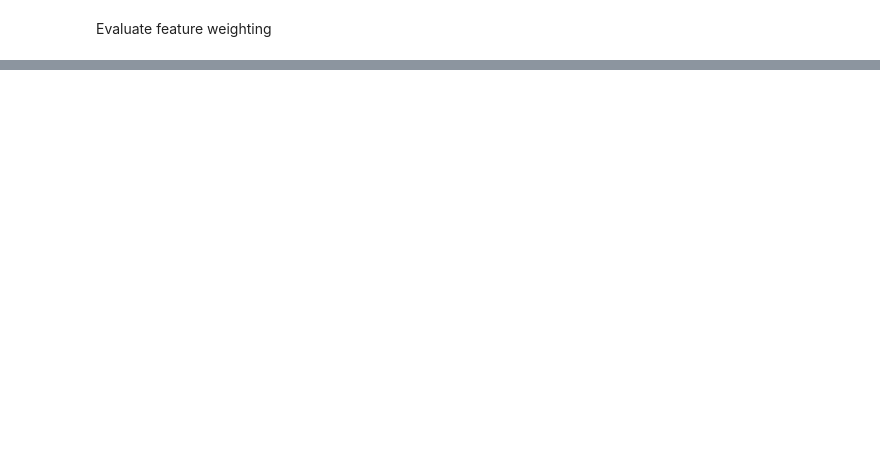
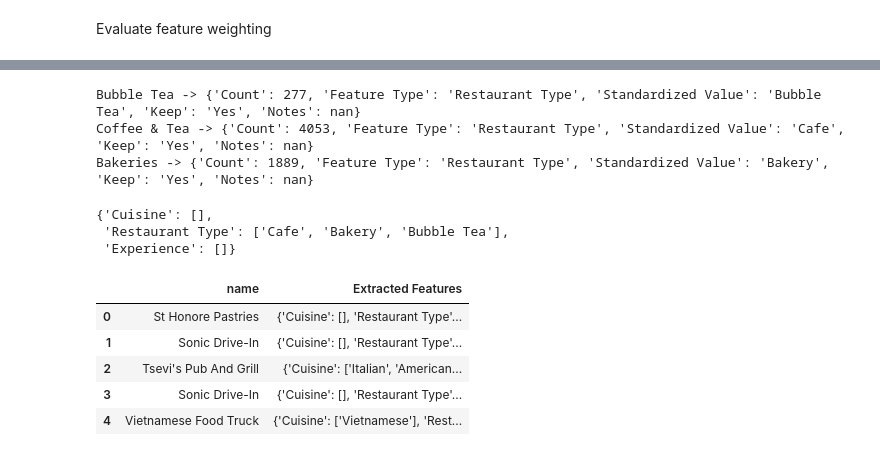
Before and after one commit to egaverilla-thestudent/Restaurant-Recommendation-System-Redux, a Jupyter notebook: experiments/exp_002_feature_weighting.ipynb, the cells around one changed output, grey strips where cells are left out. Cells and saved outputs as stored; diff of their text form; code cells hidden in the pictures; blank space fills up the shorter version.

```diff
--- a/experiments/exp_002_feature_weighting.ipynb
+++ b/experiments/exp_002_feature_weighting.ipynb
@@ -15,0 +12,2 @@ taxonomy.head(3)
+# %%
+mapping = taxonomy_keep.set_index("Category").to_dict("index")
@@ -15,0 +19,47 @@ taxonomy.head(3)
+# %%
+for c in categories:
+    if c in mapping:
+        print(c, "->", mapping[c])
+# %% [output]
+Bubble Tea -> {'Count': 277, 'Feature Type': 'Restaurant Type', 'Standardized Value': 'Bubble Tea', 'Keep': 'Yes', 'Notes': nan}
+Coffee & Tea -> {'Count': 4053, 'Feature Type': 'Restaurant Type', 'Standardized Value': 'Cafe', 'Keep': 'Yes', 'Notes': nan}
+Bakeries -> {'Count': 1889, 'Feature Type': 'Restaurant Type', 'Standardized Value': 'Bakery', 'Keep': 'Yes', 'Notes': nan}
+# %%
+def extract_features(category_string, mapping):
+
+    features = {
+        "Cuisine": set(),
+        "Restaurant Type": set(),
+        "Experience": set()
+    }
+
+    categories = [
+        category.strip()
+        for category in category_string.split(",")
+    ]
+
+    for category in categories:
+
+        if category in mapping:
+
+            info = mapping[category]
+
+            feature_type = info["Feature Type"]
+
+            value = info["Standardized Value"]
+
+            if feature_type in features and pd.notna(value):
+                features[feature_type].add(value)
+
+    return {
+        key: list(value)
+        for key, value in features.items()
+    }
+# %%
+restaurant = restaurants.iloc[0]["categories"]
+
+extract_features(restaurant,mapping)
+# %% [output]
+{'Cuisine': [],
+ 'Restaurant Type': ['Cafe', 'Bakery', 'Bubble Tea'],
+ 'Experience': []}
@@ -15,0 +70,9 @@ taxonomy.head(3)
+# %%
+restaurants[["name", "Extracted Features"]].head()
+# %% [output]
+|  | name | Extracted Features |
+| 0 | St Honore Pastries | {'Cuisine': [], 'Restaurant Type'... |
+| 1 | Sonic Drive-In | {'Cuisine': [], 'Restaurant Type'... |
+| 2 | Tsevi's Pub And Grill | {'Cuisine': ['Italian', 'American... |
+| 3 | Sonic Drive-In | {'Cuisine': [], 'Restaurant Type'... |
+| 4 | Vietnamese Food Truck | {'Cuisine': ['Vietnamese'], 'Rest... |
```
Also changed, not shown: parts of 26 cells of this notebook.
